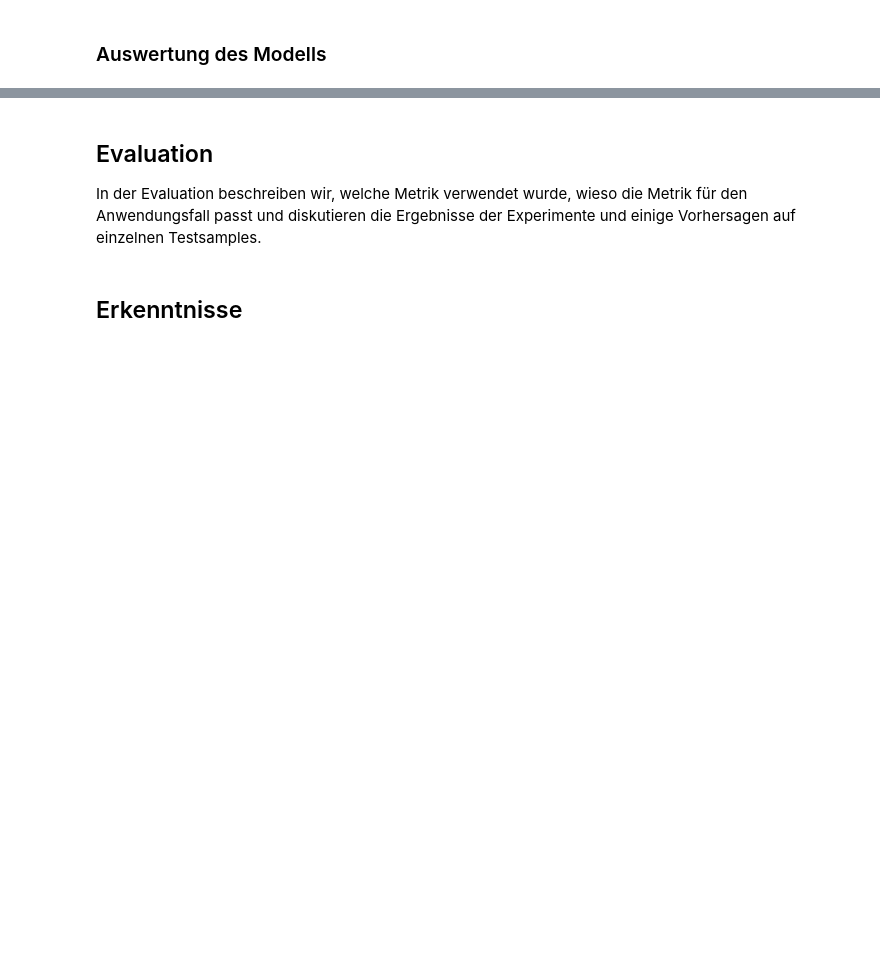
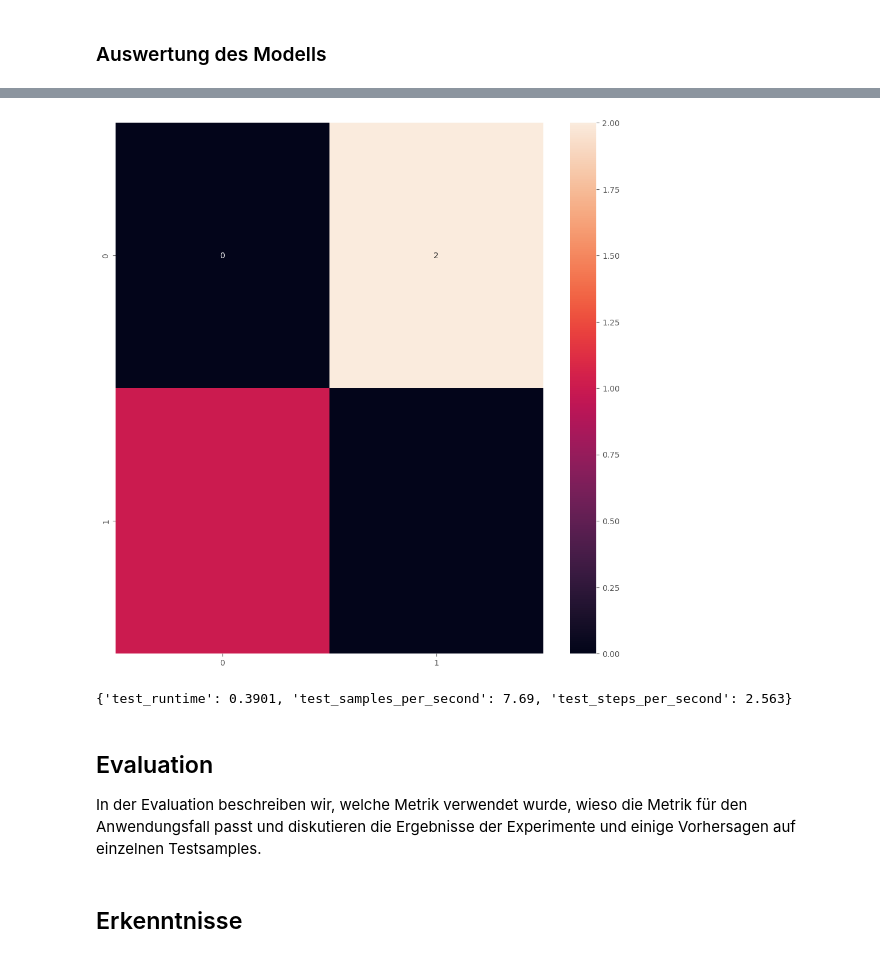
Before and after one commit to florinbarbisch/npr-mc1-text-classification, a Jupyter notebook: Model1_BERTweet.ipynb, the cells around one changed output, grey strips where cells are left out. Saved outputs shown, nothing was run; the diff lists cells and outputs as text; code cells hidden in the pictures; blank space fills up the shorter version.

```diff
--- a/Model1_BERTweet.ipynb
+++ b/Model1_BERTweet.ipynb
@@ -125,3 +204,22 @@ trainer.train()
+# %%
+preds = trainer.predict(datasets["val"])
+truth = preds.label_ids
+preds = np.argmax(preds.predictions, axis=-1)
+preds
+
+# confusion matrix
+cm = sklearn.metrics.confusion_matrix(truth, preds)
+plt.figure(figsize=(12, 12))
+sns.heatmap(cm, annot=True, fmt="d")
+plt.show()
+# %% [output]
+[figure, added]
+# %%
+preds = trainer.predict(datasets["test"])
+preds = np.argmax(preds.predictions, axis=-1)
+preds
+# %% [output]
+{'test_runtime': 0.3901, 'test_samples_per_second': 7.69, 'test_steps_per_second': 2.563}
 # %% [markdown]
 ## Evaluation
 In der Evaluation beschreiben wir, welche Metrik verwendet wurde, wieso die Metrik für den Anwendungsfall passt und diskutieren die Ergebnisse der Experimente und einige Vorhersagen auf einzelnen Testsamples.
```
Also changed, not shown: parts of 9 cells of this notebook.
